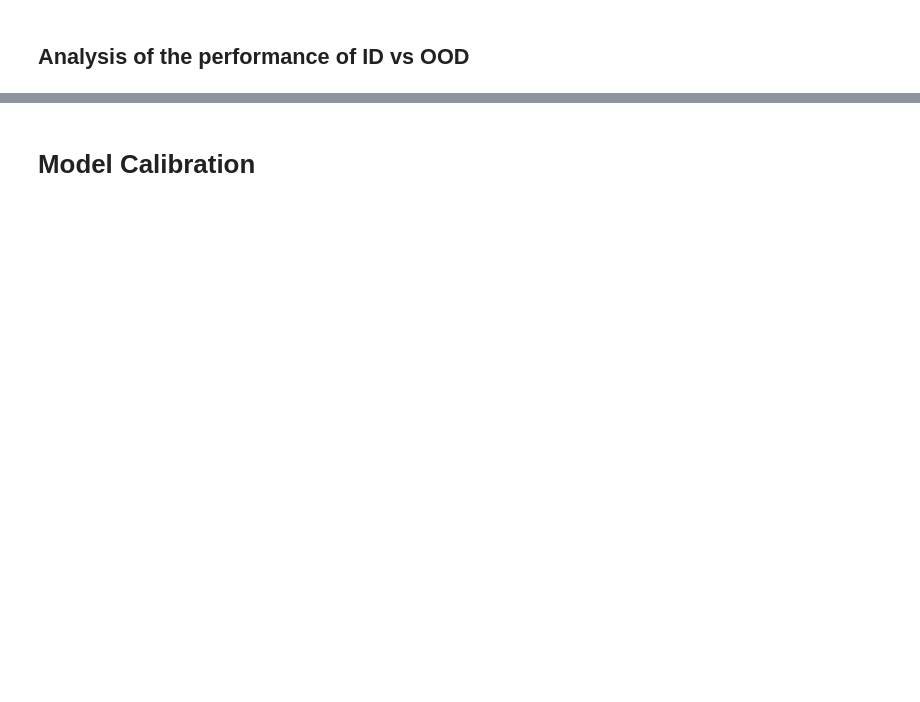
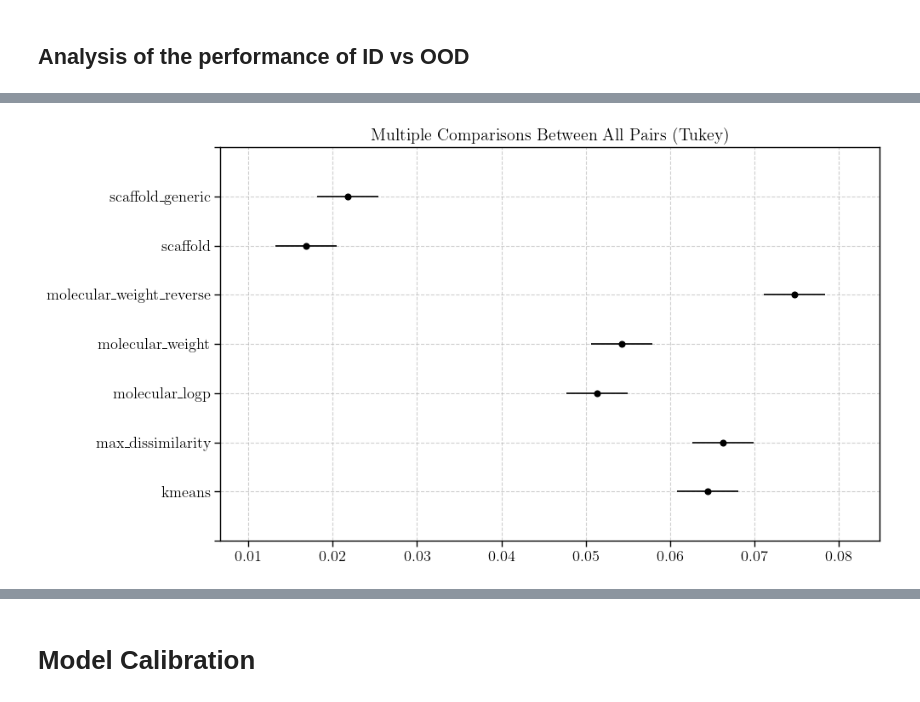
Before and after one commit to HFooladi/ALineMol, a Jupyter notebook: notebooks/dev.ipynb, the cells around one changed output, grey strips where cells are left out. Saved outputs shown, nothing was run; the diff lists cells and outputs as text; code cells hidden in the pictures; blank space fills up the shorter version.

```diff
--- a/notebooks/dev.ipynb
+++ b/notebooks/dev.ipynb
@@ -742,0 +938,10 @@ plt.show()
+# %%
+from statsmodels.stats.multicomp import pairwise_tukeyhsd
+
+# perform the tukey test
+tukey_res = pairwise_tukeyhsd(results.difference, results.split)
+_ = tukey_res.plot_simultaneous()
+plt.grid(axis='both', linestyle='--', alpha=0.6)
+plt.show()
+# %% [output]
+[figure, added]
```
Also changed, not shown: parts of 173 cells of this notebook, 1 other file.
